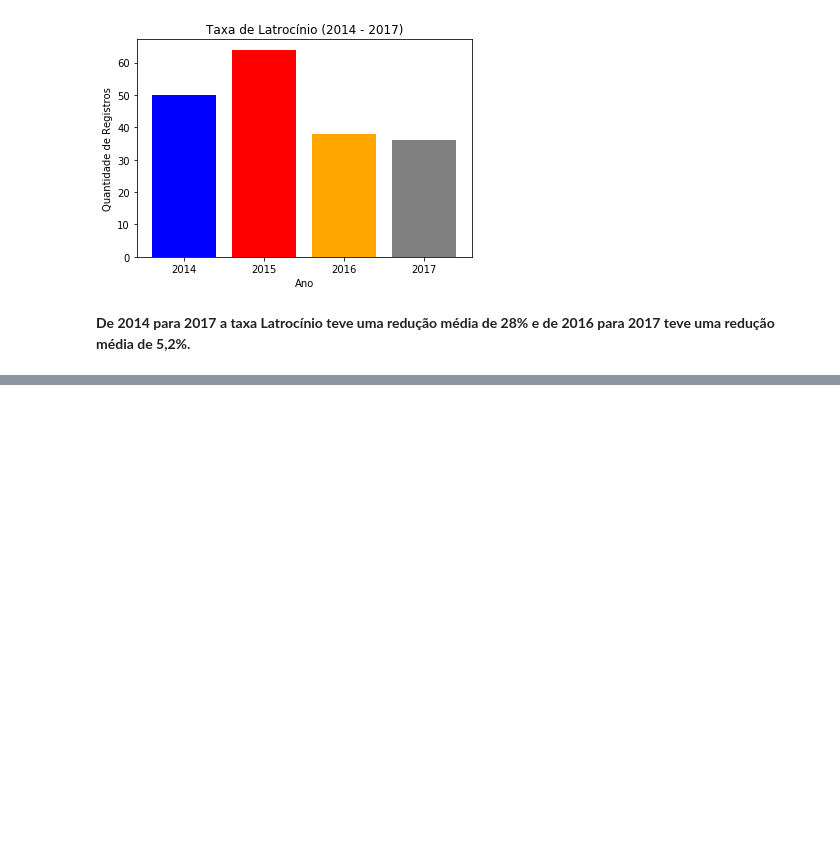
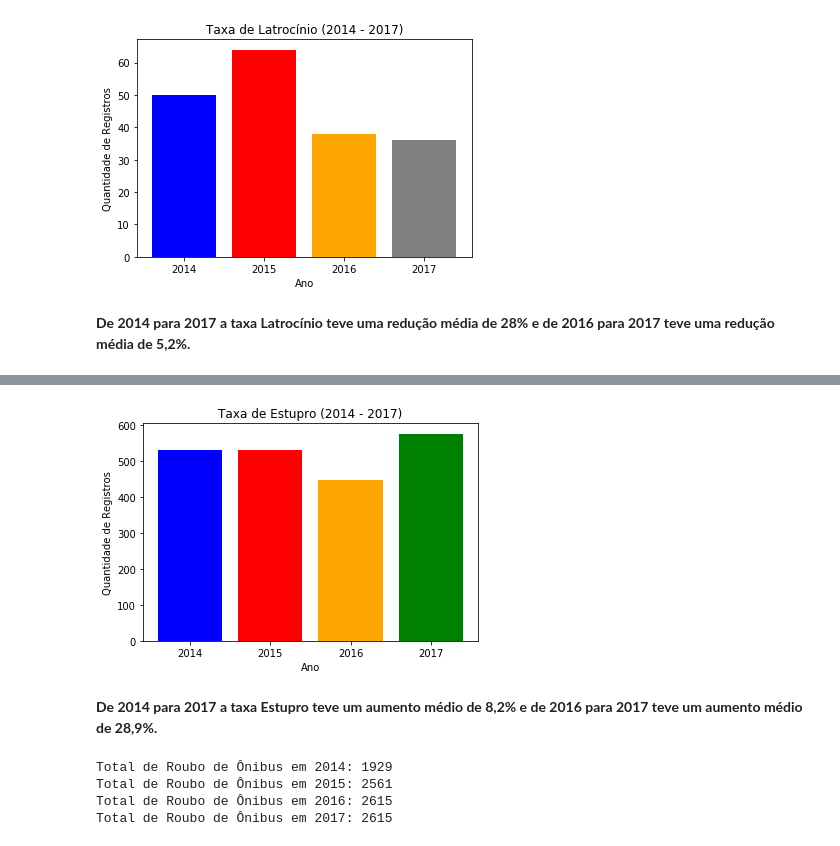
Before and after one commit to jcpsantos/projeto_safe_salvador, a Jupyter notebook: dados_seg_pub_ssa.ipynb, the cells around one changed output, grey strips where cells are left out. Cells and saved outputs as stored; diff of their text form; code cells hidden in the pictures; blank space fills up the shorter version.

```diff
--- a/dados_seg_pub_ssa.ipynb
+++ b/dados_seg_pub_ssa.ipynb
@@ -784,0 +822,26 @@ plt.width = 1.0
+# %%
+locations = [1, 2, 3, 4]
+heights = [(lista2014[4]), (lista2015[4]), (lista2016[4]), (lista2017[4])]
+labels = ['2014', '2015', '2016', '2017']
+colors = ['blue', 'red', 'orange', 'green']
+plt.bar(locations, heights, align='center', color= colors, ecolor='black',tick_label=labels )
+plt.title('Taxa de Estupro (2014 - 2017)')
+plt.xlabel('Ano')
+plt.ylabel('Quantidade de Registros')
+plt.width = 1.0
+# %% [output]
+[figure, added]
+# %% [markdown]
+**De 2014 para 2017 a taxa Estupro teve um aumento médio de 8,2% e de 2016 para 2017 teve um aumento médio de 28,9%.**
+# %%
+#Roubo de Ônibus
+
+print("Total de Roubo de Ônibus em 2014: {0}".format(lista2014[5]))
+print("Total de Roubo de Ônibus em 2015: {0}".format(lista2015[5]))
+print("Total de Roubo de Ônibus em 2016: {0}".format(lista2016[5]))
+print("Total de Roubo de Ônibus em 2017: {0}".format(lista2017[5]))
+# %% [output]
+Total de Roubo de Ônibus em 2014: 1929
+Total de Roubo de Ônibus em 2015: 2561
+Total de Roubo de Ônibus em 2016: 2615
+Total de Roubo de Ônibus em 2017: 2615
```
Also changed, not shown: parts of 13 cells of this notebook.
